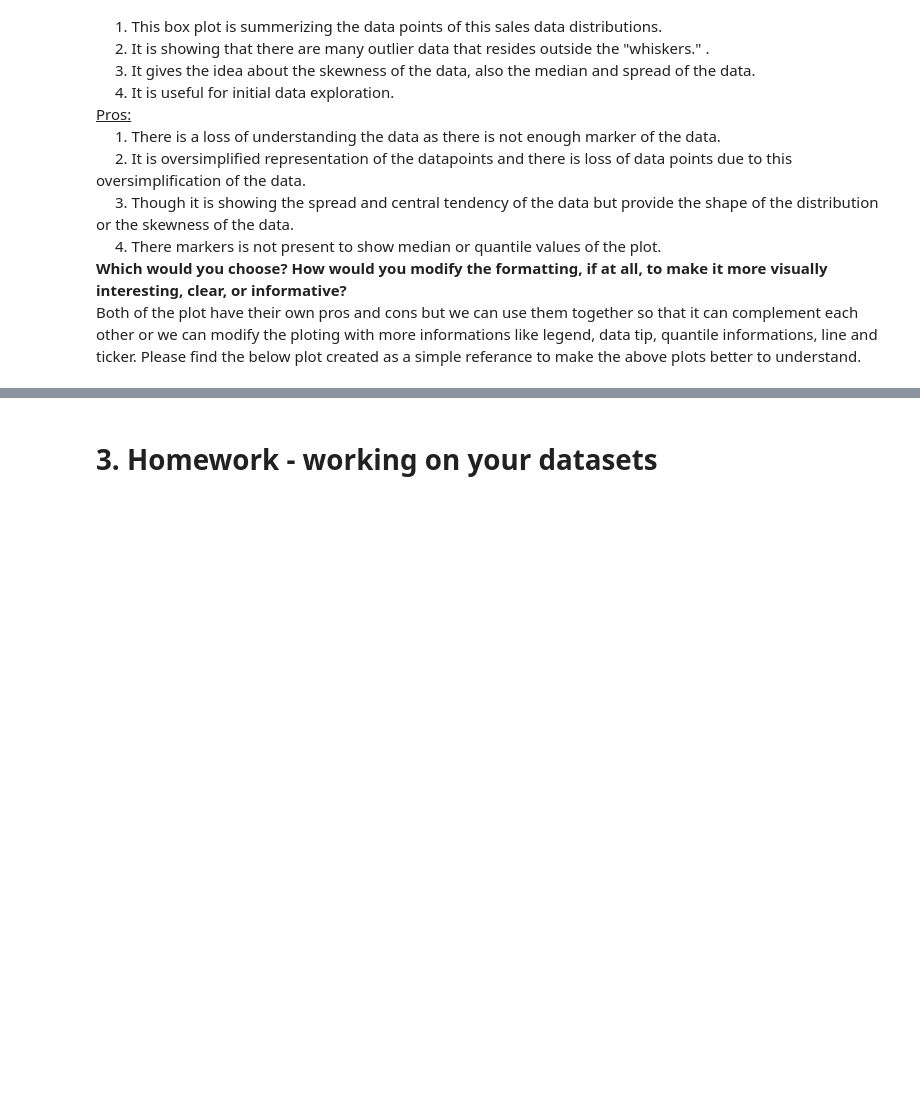
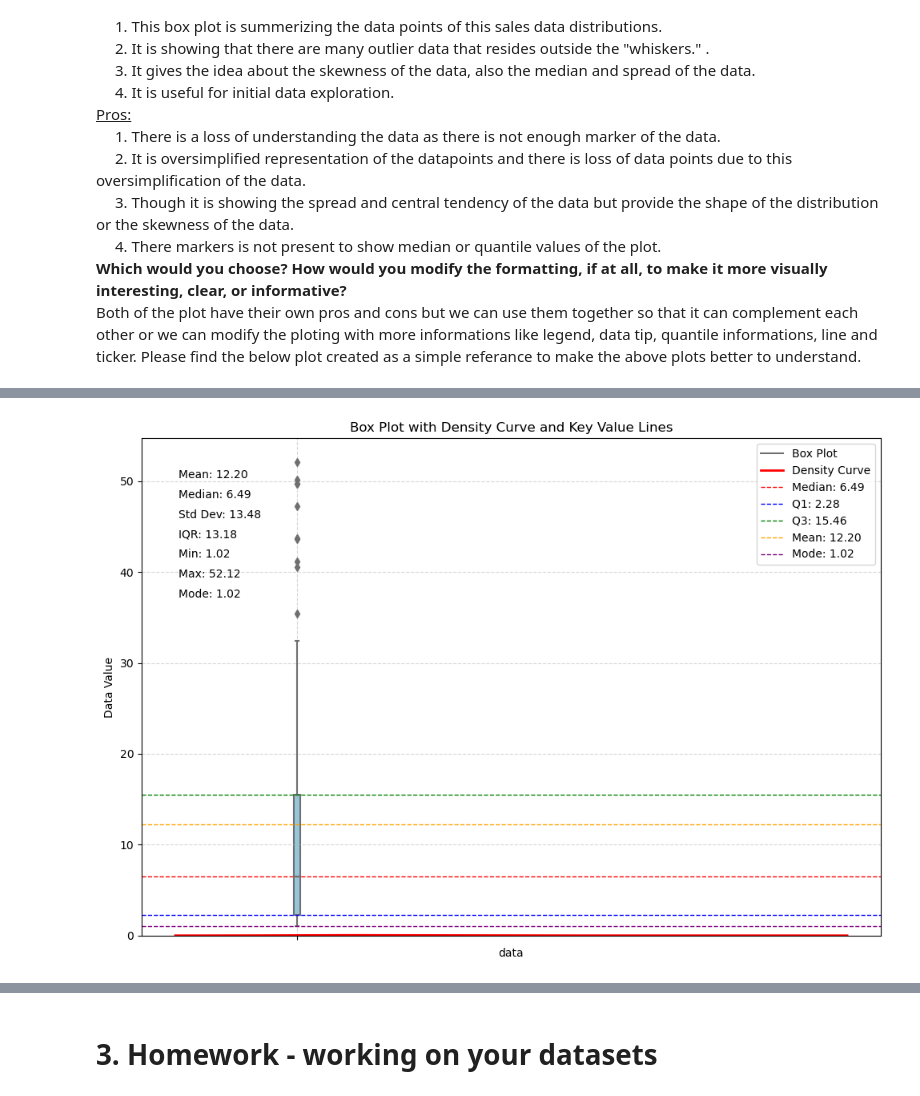
Before and after one commit to misrakm/BU, a Jupyter notebook: OMDS-ModB2-Week4-Misra-Koushikinath.ipynb, the cells around one changed output, grey strips where cells are left out. Saved outputs shown, nothing was run; the diff lists cells and outputs as text; code cells hidden in the pictures; blank space fills up the shorter version.

```diff
--- a/OMDS-ModB2-Week4-Misra-Koushikinath.ipynb
+++ b/OMDS-ModB2-Week4-Misra-Koushikinath.ipynb
@@ -61,0 +191,96 @@ df.plot.box()
+# %%
+import matplotlib.pyplot as plt
+import seaborn as sns
+from scipy.stats import mode
+
+df = pd.DataFrame(data, columns=["data"])
+
+# Calculate statistics
+quantiles = df["data"].quantile([0.25, 0.5, 0.75])
+median = quantiles[0.5]
+q1 = quantiles[0.25]
+q3 = quantiles[0.75]
+mean = df["data"].mean()
+std = df["data"].std()
+min_val = df["data"].min()
+max_val = df["data"].max()
+iqr = q3 - q1
+
+mode_result = mode(df["data"])
+mode_val = mode_result
+
+
+plt.figure(figsize=(10, 7))
+
+# Box plot
+box_plot = sns.boxplot(y=df["data"], color="skyblue", linewidth=1.5)
+median_line = box_plot.lines[2]
+median_line.set_label("Box Plot")
+
+# Overlay the density curve
+sns.kdeplot(df["data"], color='red', linewidth=2, label="Density Curve")
+
+# Add horizontal lines for key values
+plt.axhline(median, color='red', linestyle='dashed', linewidth=1, label=f'Median: {median:.2f}')
+plt.axhline(q1, color='blue', linestyle='dashed', linewidth=1, label=f'Q1: {q1:.2f}')
+plt.axhline(q3, color='green', linestyle='dashed', linewidth=1, label=f'Q3: {q3:.2f}')
+plt.axhline(mean, color='orange', linestyle='dashed', linewidth=1, label=f'Mean: {mean:.2f}')
+
+
+# Annotations for statistics (Improved Placement)
+text_x_pos = 0.05
+text_y_start = 0.92
+text_y_step = 0.04
+
+plt.text(text_x_pos, text_y_start, f'Mean: {mean:.2f}', transform=plt.gca().transAxes)
+plt.text(text_x_pos, text_y_start - text_y_step, f'Median: {median:.2f}', transform=plt.gca().transAxes)
+plt.text(text_x_pos, text_y_start - 2 * text_y_step, f'Std Dev: {std:.2f}', transform=plt.gca().transAxes)
+plt.text(text_x_pos, text_y_start - 3 * text_y_step, f'IQR: {iqr:.2f}', transform=plt.gca().transAxes)
+plt.text(text_x_pos, text_y_start - 4 * text_y_step, f'Min: {min_val:.2f}', transform=plt.gca().transAxes)
+plt.text(text_x_pos, text_y_start - 5 * text_y_step, f'Max: {max_val:.2f}', transform=plt.gca().transAxes)
+
+# Handle mode(s) for annotation
+mode_result = mode(df["data"])
+mode_val = mode_result.mode
+if mode_val.size > 1:  # Multiple modes
+    mode_str = ", ".join([f"{m:.2f}" for m in mode_val[0]])
+    plt.axhline(mode_val[0][0], color='purple', linestyle='dashed', linewidth=1, label=f'Modes: {mode_str}')
+    plt.text(text_x_pos, text_y_start - 6 * text_y_step, f'Modes: {mode_str}', transform=plt.gca().transAxes)
+
+else:  # Single mode
+    mode_val = mode_val
+    plt.axhline(mode_val, color='purple', linestyle='dashed', linewidth=1, label=f'Mode: {mode_val:.2f}')
+    plt.text(text_x_pos, text_y_start - 6 * text_y_step, f'Mode: {mode_val:.2f}', transform=plt.gca().transAxes)
+
+
+# Title and labels
+plt.title('Box Plot with Density Curve and Key Value Lines')
+plt.ylabel('Data Value')
+
+# Legend
+plt.legend(loc="upper right")
+plt.grid(True, linestyle='--', alpha=0.5)
+
+# Improved layout
+plt.tight_layout()
+plt.show()
+
+# Print statistics to console
+print(quantiles)
+print(f"Mean: {mean}")
+print(f"Median: {median}")
+print(f"Standard Deviation: {std}")
+print(f"IQR: {iqr}")
+print(f"Minimum Value: {min_val}")
+print(f"Maximum Value: {max_val}")
+
+# Print Mode(s) Correctly
+mode_result = mode(df["data"])
+mode_val = mode_result.mode
+if mode_val.size > 1:
+    mode_str = ", ".join([f"{m:.2f}" for m in mode_val[0]])
+    print(f"Modes: {mode_str}")
+else:
+    print(f"Mode: {mode_val}")
+# %% [output]
+[figure, added]
```
Also changed, not shown: parts of 3 cells of this notebook.
